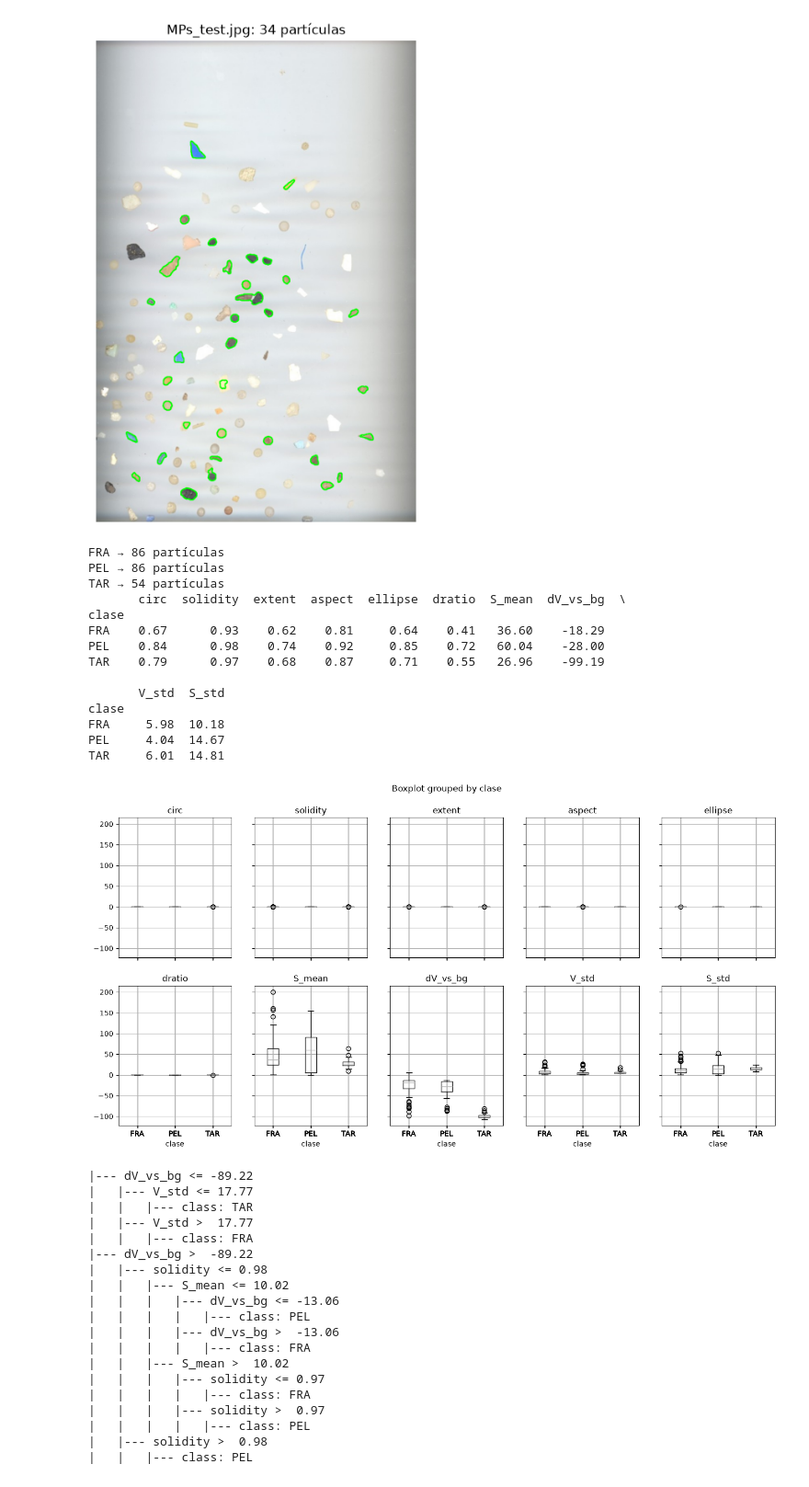
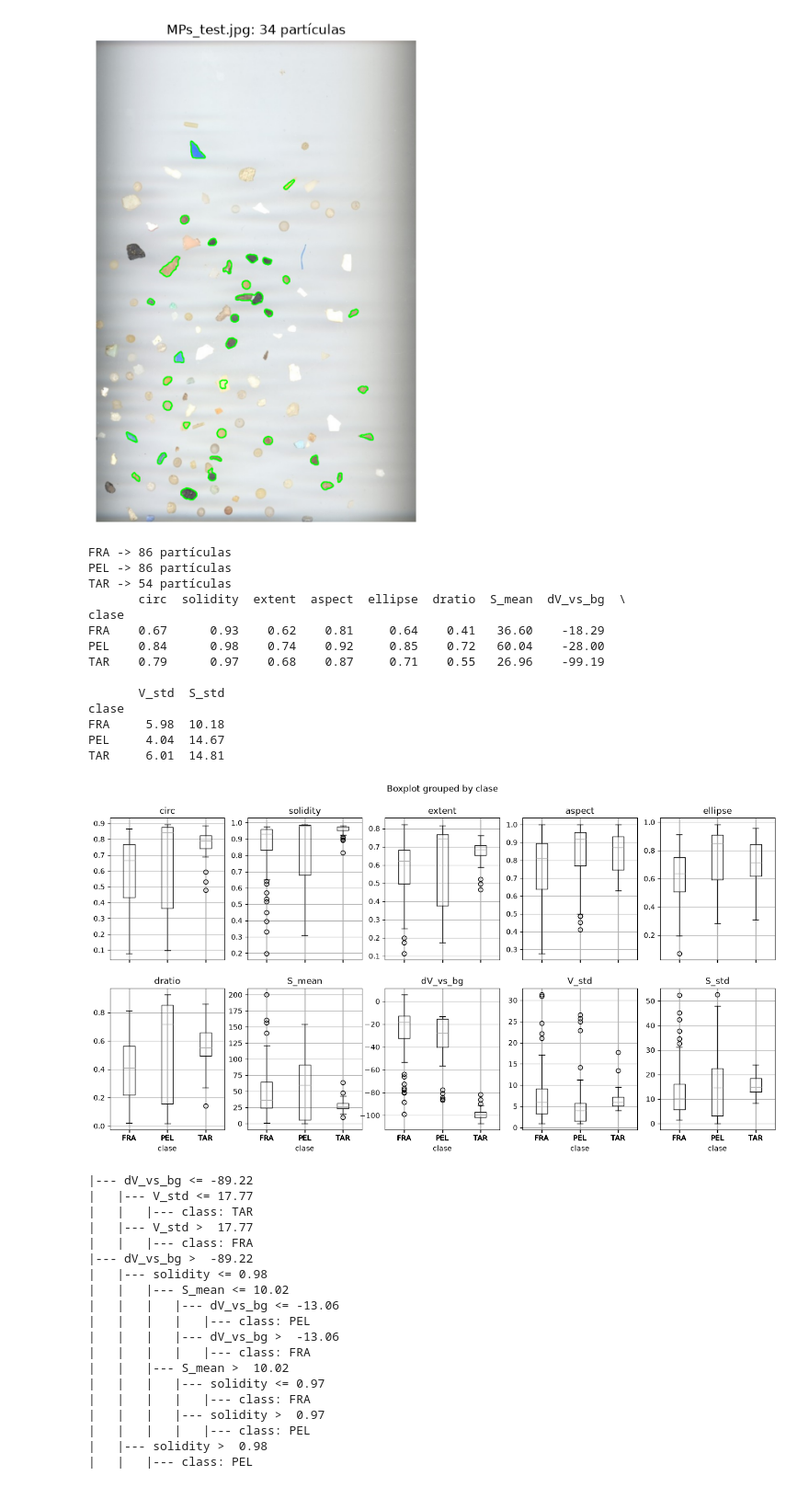
Before and after one commit to jesus-tdd/vc_P3, a Jupyter notebook: VC_P3.ipynb, the cells around one changed output. Shown at 92% size. Cells and saved outputs as stored; diff of their text form; code cells hidden in the pictures.

```diff
--- a/VC_P3.ipynb
+++ b/VC_P3.ipynb
@@ -163,8 +163,8 @@ TRAIN_IMAGES = {
 }
 TEST_IMAGE = "MPs_test.jpg"
 
-def segment_particles(img):
-    blur = cv2.GaussianBlur(img, (5, 5), 0)
+def segment_particles(img_bgr):
+    blur = cv2.GaussianBlur(img_bgr, (5, 5), 0)
     lab = cv2.cvtColor(blur, cv2.COLOR_BGR2LAB).astype(np.float32)
 
     bg_color = np.median(lab.reshape(-1, 3), axis=0)
@@ -173,7 +173,6 @@ def segment_particles(img):
     dist = np.linalg.norm(lab - bg_color, axis=2)
     dist = np.clip(dist * 2.5, 0, 255).astype(np.uint8)
 
-    # TODO: pq otsu??
     t, _ = cv2.threshold(dist, 0, 255, cv2.THRESH_BINARY + cv2.THRESH_OTSU)
     _, th = cv2.threshold(dist, max(t, MIN_T), 255, cv2.THRESH_BINARY)
 
@@ -261,40 +260,40 @@ for label, path in TRAIN_IMAGES.items():
     if img is None:
         raise FileNotFoundError(f"No se pudo leer {path}")
     _, F = image_features(img)
-    print(label, "→", len(F), "partículas")
+    print(label, "->", len(F), "partículas")
     X.append(F)
     y += [label] * len(F)
 X = np.vstack(X)
 y = np.array(y)
 
-# Mira cómo se distribuye cada característica por clase
+# características / clase
 df = pd.DataFrame(X, columns=FEATURE_NAMES)
 df["clase"] = y
 print(df.groupby("clase").median().round(2))
 
-df.boxplot(column=FEATURE_NAMES, by="clase", figsize=(16, 8), layout=(2, 5))
+df.boxplot(column=FEATURE_NAMES, by="clase", figsize=(16, 8), layout=(2, 5), sharey=False)
 plt.show()
 
 
 clf = DecisionTreeClassifier(max_depth=4, class_weight="balanced", random_state=0)
 clf.fit(X, y)
 print(export_text(clf, feature_names=FEATURE_NAMES))
 # %% [output]
-FRA → 86 partículas
-PEL → 86 partículas
-TAR → 54 partículas
+FRA -> 86 partículas
+PEL -> 86 partículas
+TAR -> 54 partículas
        circ  solidity  extent  aspect  ellipse  dratio  S_mean  dV_vs_bg  \
 clase
 FRA    0.67      0.93    0.62    0.81     0.64    0.41   36.60    -18.29
 PEL    0.84      0.98    0.74    0.92     0.85    0.72   60.04    -28.00
 TAR    0.79      0.97    0.68    0.87     0.71    0.55   26.96    -99.19
 
        V_std  S_std
 clase
 FRA     5.98  10.18
 PEL     4.04  14.67
 TAR     6.01  14.81
-[figure, old version]
+[figure, new version]
 |--- dV_vs_bg <= -89.22
 |   |--- V_std <= 17.77
 |   |   |--- class: TAR
```
Also changed, not shown: parts of 1 cell of this notebook, 1 other file.
